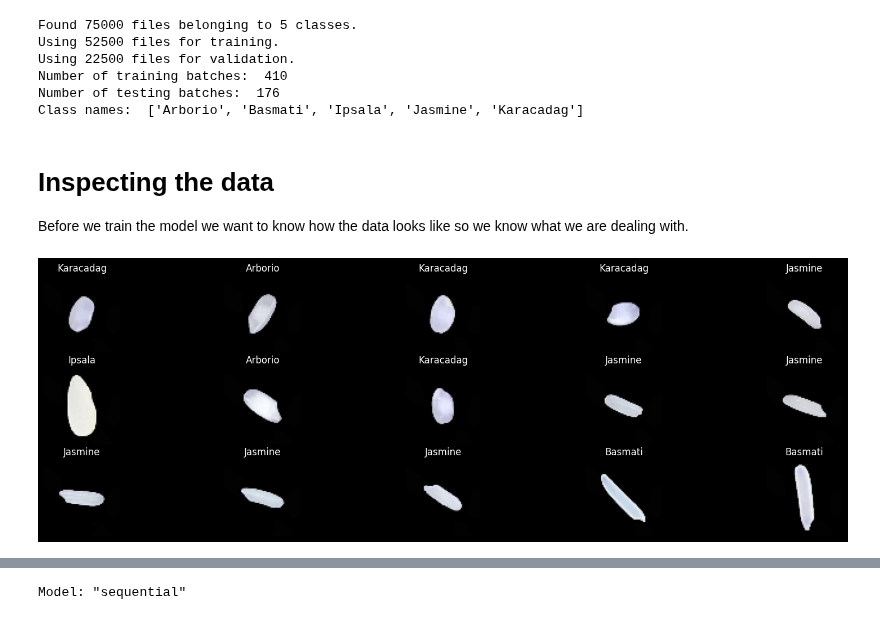
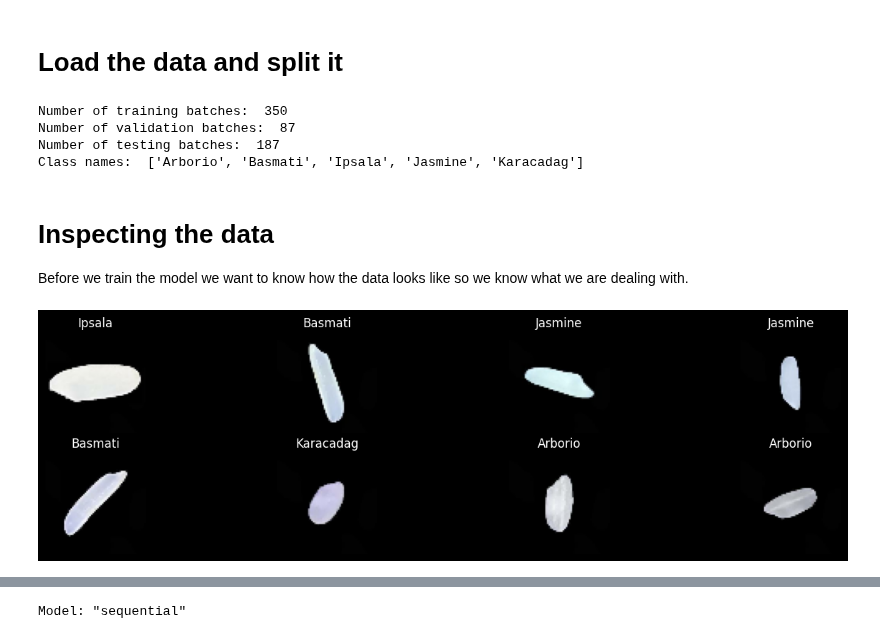
Before and after one commit to Nukufel/AiAp_MiniProj_1, a Jupyter notebook: underfitting.ipynb, the cells around one changed output, grey strips where cells are left out. Cells and saved outputs as stored; diff of their text form; code cells hidden in the pictures.

Commit message:
feat: add test/validation split

```diff
--- a/underfitting.ipynb
+++ b/underfitting.ipynb
@@ -3,29 +14,27 @@
+# %% [markdown]
+# Load the data and split it
 # %%
-from helper import get_data, plot_accuracy, plot_loss, plot_confusion_matrix, plot_samples
-import matplotlib.pyplot as plt
+from helper import get_data, plot_accuracy_and_loss, plot_confusion_matrix, plot_samples, calculate_predictions, plot_scores
 from keras import layers, models
-
-from helper import plot_accuracy
 
 image_size = (64, 64)
 
-(train_images, test_images, label_names) = get_data(image_size)
+(train_images, validation_images, test_images, label_names) = get_data(image_size)
 
 print("Number of training batches: ", len(train_images))
+print("Number of validation batches: ", len(validation_images))
 print("Number of testing batches: ", len(test_images))
 print("Class names: ", label_names)
 # %% [output]
-Found 75000 files belonging to 5 classes.
-Using 52500 files for training.
-Using 22500 files for validation.
-Number of training batches:  410
-Number of testing batches:  176
+Number of training batches:  350
+Number of validation batches:  87
+Number of testing batches:  187
 Class names:  ['Arborio', 'Basmati', 'Ipsala', 'Jasmine', 'Karacadag']
 # %% [markdown]
 # Inspecting the data
 
 Before we train the model we want to know how the data looks like so we know what we are dealing with.
 # %%
-plot_samples(plt, train_images, label_names)
+plot_samples(train_images, label_names)
 # %% [output]
-[figure, old version]
+[figure, new version]
```
Also changed, not shown: parts of 9 cells of this notebook, 2 other files.
